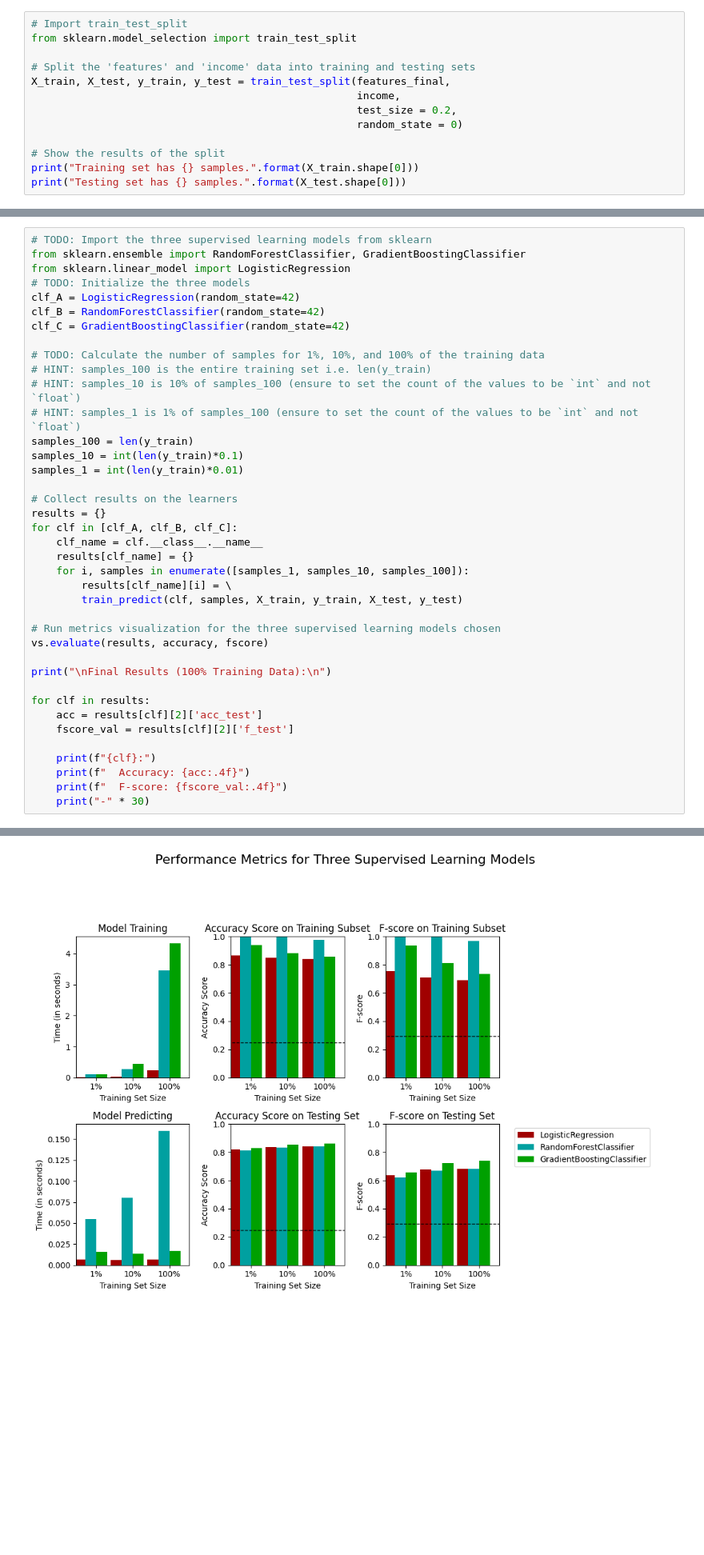
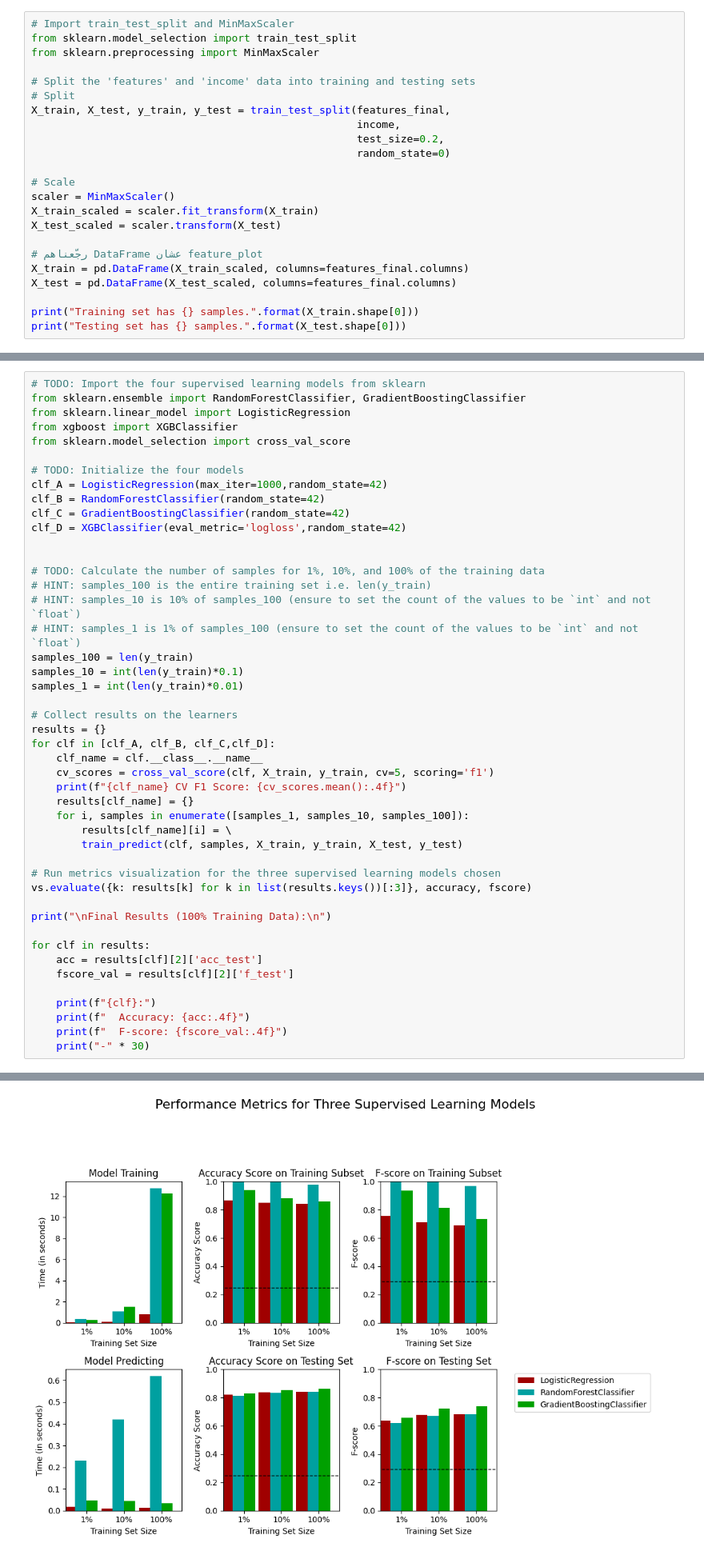
Before and after one commit to MostafaGmalFouda/Machine-learning-Project_2-DEPI-R4, a Jupyter notebook: finding_donors.ipynb, the cells around one changed output, grey strips where cells are left out. Shown at 80% size. Drawn from its saved outputs; the diff is of its cells as text; blank space fills up the shorter version.

```diff
--- a/finding_donors.ipynb
+++ b/finding_donors.ipynb
@@ -283,16 +283,26 @@ Now all _categorical variables_ have been converted into numerical features, and
 
 Run the code cell below to perform this split.
 # %%
-# Import train_test_split
+# Import train_test_split and MinMaxScaler
 from sklearn.model_selection import train_test_split
+from sklearn.preprocessing import MinMaxScaler
 
 # Split the 'features' and 'income' data into training and testing sets
+# Split
 X_train, X_test, y_train, y_test = train_test_split(features_final,
                                                     income,
-                                                    test_size = 0.2,
-                                                    random_state = 0)
+                                                    test_size=0.2,
+                                                    random_state=0)
 
-# Show the results of the split
+# Scale
+scaler = MinMaxScaler()
+X_train_scaled = scaler.fit_transform(X_train)
+X_test_scaled = scaler.transform(X_test)
+
+# رجّعناهم DataFrame عشان feature_plot
+X_train = pd.DataFrame(X_train_scaled, columns=features_final.columns)
+X_test = pd.DataFrame(X_test_scaled, columns=features_final.columns)
+
 print("Training set has {} samples.".format(X_train.shape[0]))
 print("Testing set has {} samples.".format(X_test.shape[0]))
 # %% [output]
@@ -530,13 +566,18 @@ In the code cell, you will need to implement the following:
 
 **Note:** Depending on which algorithms you chose, the following implementation may take some time to run!
 # %%
-# TODO: Import the three supervised learning models from sklearn
+# TODO: Import the four supervised learning models from sklearn
 from sklearn.ensemble import RandomForestClassifier, GradientBoostingClassifier
 from sklearn.linear_model import LogisticRegression
-# TODO: Initialize the three models
-clf_A = LogisticRegression(random_state=42)
+from xgboost import XGBClassifier
+from sklearn.model_selection import cross_val_score
+
+# TODO: Initialize the four models
+clf_A = LogisticRegression(max_iter=1000,random_state=42)
 clf_B = RandomForestClassifier(random_state=42)
 clf_C = GradientBoostingClassifier(random_state=42)
+clf_D = XGBClassifier(eval_metric='logloss',random_state=42)
+
 
 # TODO: Calculate the number of samples for 1%, 10%, and 100% of the training data
 # HINT: samples_100 is the entire training set i.e. len(y_train)
@@ -548,15 +589,17 @@ samples_1 = int(len(y_train)*0.01)
 
 # Collect results on the learners
 results = {}
-for clf in [clf_A, clf_B, clf_C]:
+for clf in [clf_A, clf_B, clf_C,clf_D]:
     clf_name = clf.__class__.__name__
+    cv_scores = cross_val_score(clf, X_train, y_train, cv=5, scoring='f1')
+    print(f"{clf_name} CV F1 Score: {cv_scores.mean():.4f}")
     results[clf_name] = {}
     for i, samples in enumerate([samples_1, samples_10, samples_100]):
         results[clf_name][i] = \
         train_predict(clf, samples, X_train, y_train, X_test, y_test)
 
 # Run metrics visualization for the three supervised learning models chosen
-vs.evaluate(results, accuracy, fscore)
+vs.evaluate({k: results[k] for k in list(results.keys())[:3]}, accuracy, fscore)
 
 print("\nFinal Results (100% Training Data):\n")
 
@@ -581,4 +631,4 @@ GradientBoostingClassifier trained on 36177 samples.
-[figure, old version]
+[figure, new version]
 Final Results (100% Training Data):
 
 LogisticRegression:
```
Also changed, not shown: parts of 19 cells of this notebook, 14 other files.
